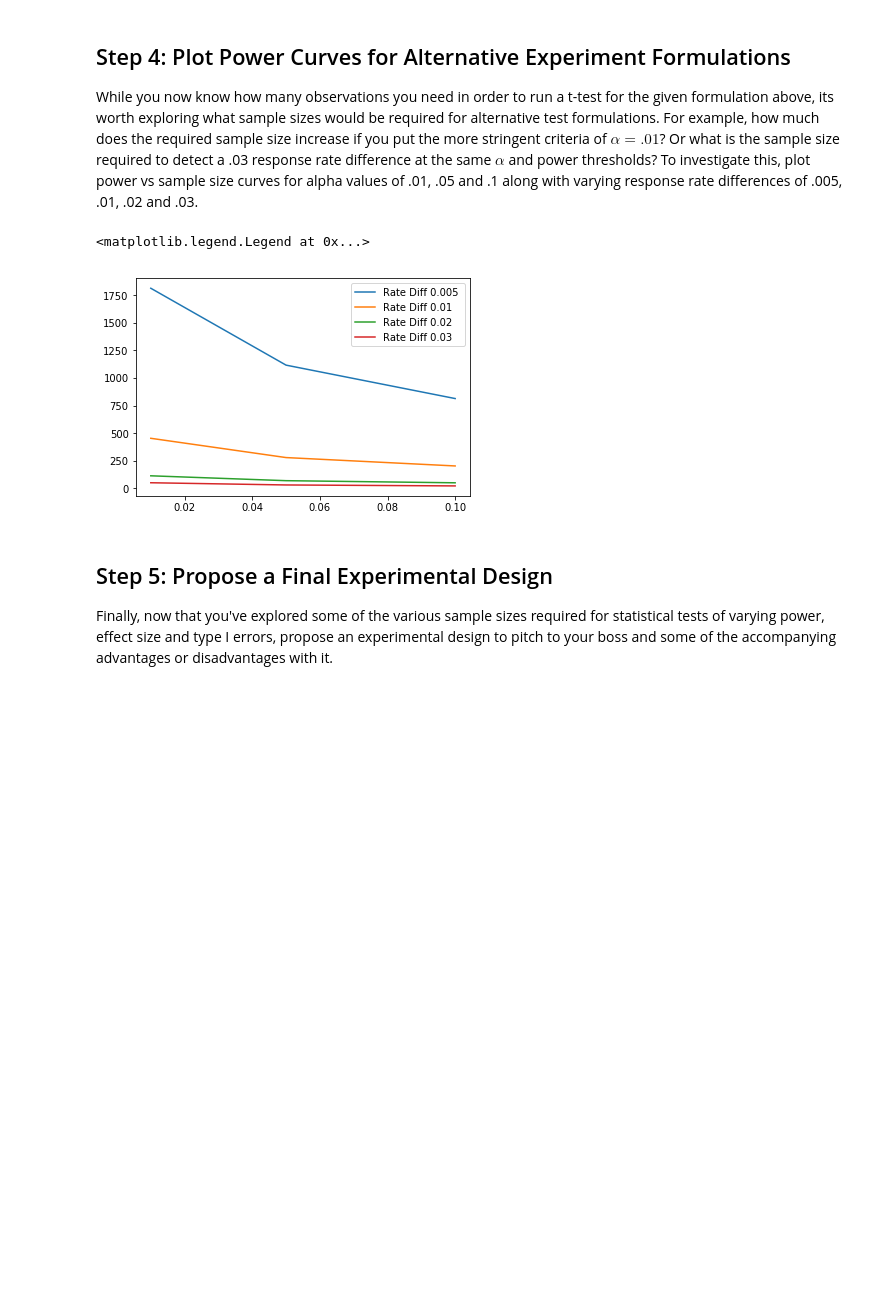
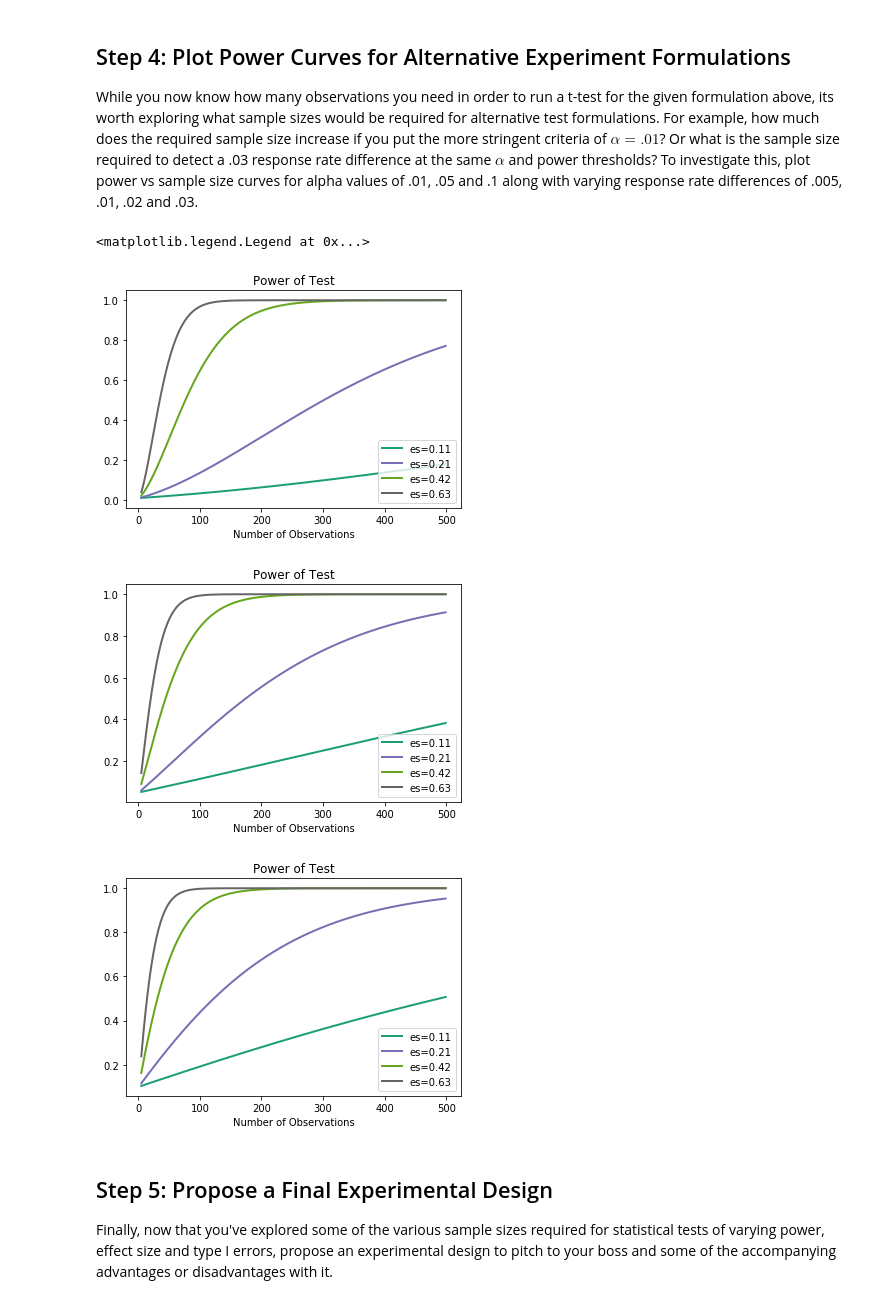
Before and after one commit to ortsed/dsc-ab-testing-lab-dc-ds-career-042219, a Jupyter notebook: index.ipynb, the cells around one changed output. Saved outputs shown, nothing was run; the diff lists cells and outputs as text; code cells hidden in the pictures; blank space fills up the shorter version.

```diff
--- a/index.ipynb
+++ b/index.ipynb
@@ -53,26 +53,29 @@ While you now know how many observations you need in order to run a t-test for t
 # %%
 #Your code; plot power curves for the various alpha and effect size combinations
 import matplotlib.pyplot as plt
 %matplotlib inline
+import numpy as np
 
 alphas = [.01, .05, .1]
 rate_diffs = [.005, .01, .02, .03]
 
 
 rate_diffs = [rate_diff/sd for rate_diff in rate_diffs]
 
 for alpha in alphas:
     power = power_analysis.solve_power(alpha=alpha, effect_size=effect_size, power=.80, alternative='larger')
     power_analysis.plot_power(dep_var="nobs",
                           nobs = np.array(range(5,500)),
                           effect_size=rate_diffs,
                           alpha=alpha,
-                          ax=ax)
+                          )
 
 plt.legend()
 # %% [output]
 <matplotlib.legend.Legend at 0x...>
-[figure, old version]
+[figure, new version]
+[figure, added]
+[figure, added]
 # %% [markdown]
 ## Step 5: Propose a Final Experimental Design
 
```
